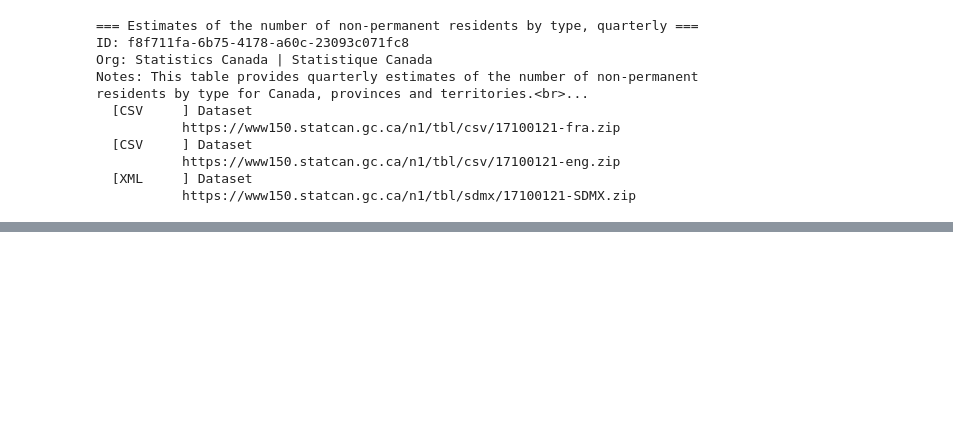
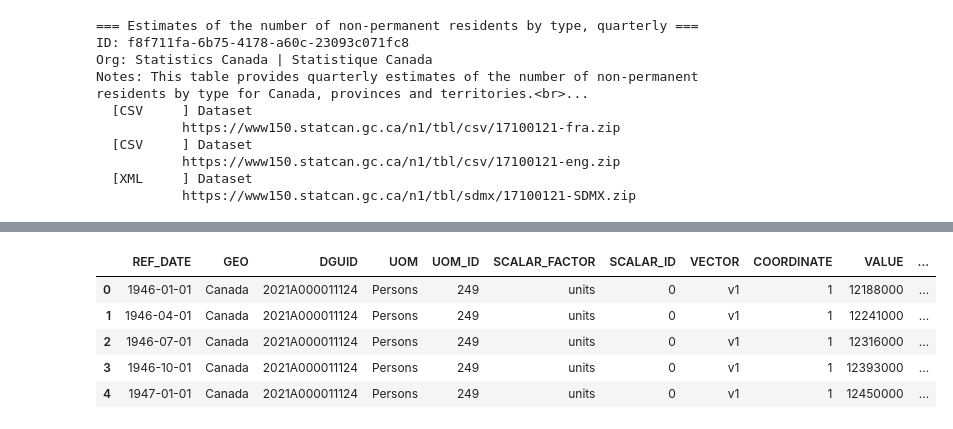
Before and after one commit to yrmo/gcinfo, a Jupyter notebook: non-permanent.ipynb, the cells around one changed output, grey strips where cells are left out. Cells and saved outputs as stored; diff of their text form; code cells hidden in the pictures; blank space fills up the shorter version.

```diff
--- a/non-permanent.ipynb
+++ b/non-permanent.ipynb
@@ -57,0 +102,9 @@ df_metadata.head()
+# %%
+df_population.head()
+# %% [output]
+|  | REF_DATE | GEO | DGUID | UOM | UOM_ID | SCALAR_FACTOR | SCALAR_ID | VECTOR | COORDINATE | VALUE | ... |
+| 0 | 1946-01-01 | Canada | 2021A000011124 | Persons | 249 | units | 0 | v1 | 1 | 12188000 | ... |
+| 1 | 1946-04-01 | Canada | 2021A000011124 | Persons | 249 | units | 0 | v1 | 1 | 12241000 | ... |
+| 2 | 1946-07-01 | Canada | 2021A000011124 | Persons | 249 | units | 0 | v1 | 1 | 12316000 | ... |
+| 3 | 1946-10-01 | Canada | 2021A000011124 | Persons | 249 | units | 0 | v1 | 1 | 12393000 | ... |
+| 4 | 1947-01-01 | Canada | 2021A000011124 | Persons | 249 | units | 0 | v1 | 1 | 12450000 | ... |
```
Also changed, not shown: parts of 10 cells of this notebook.
